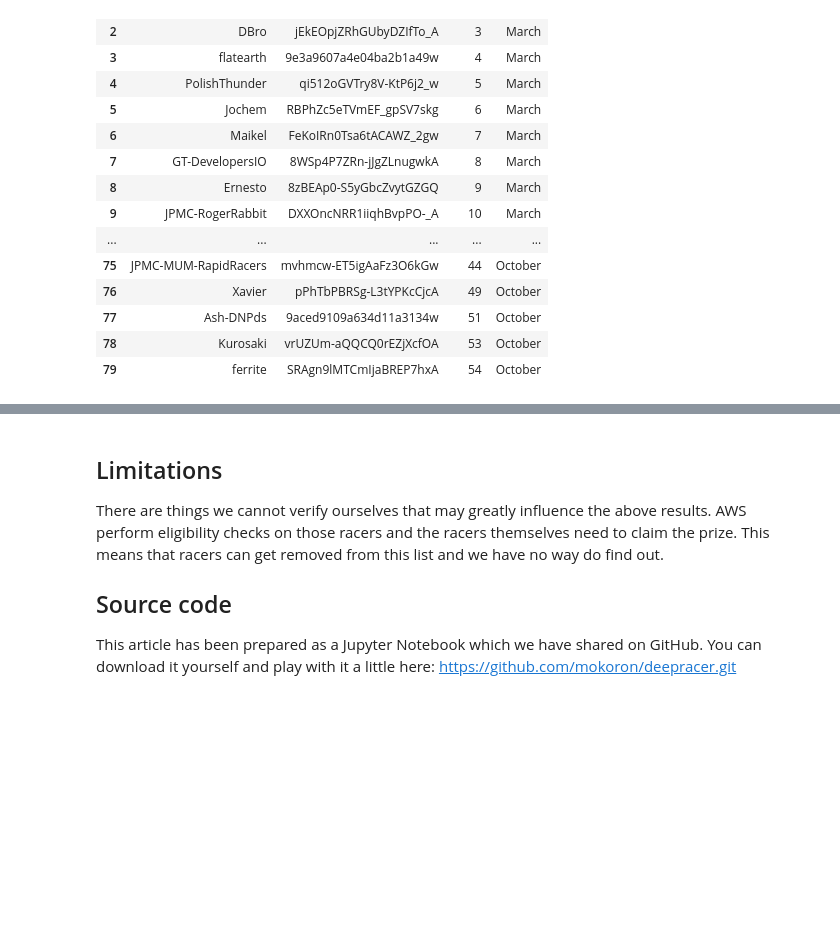
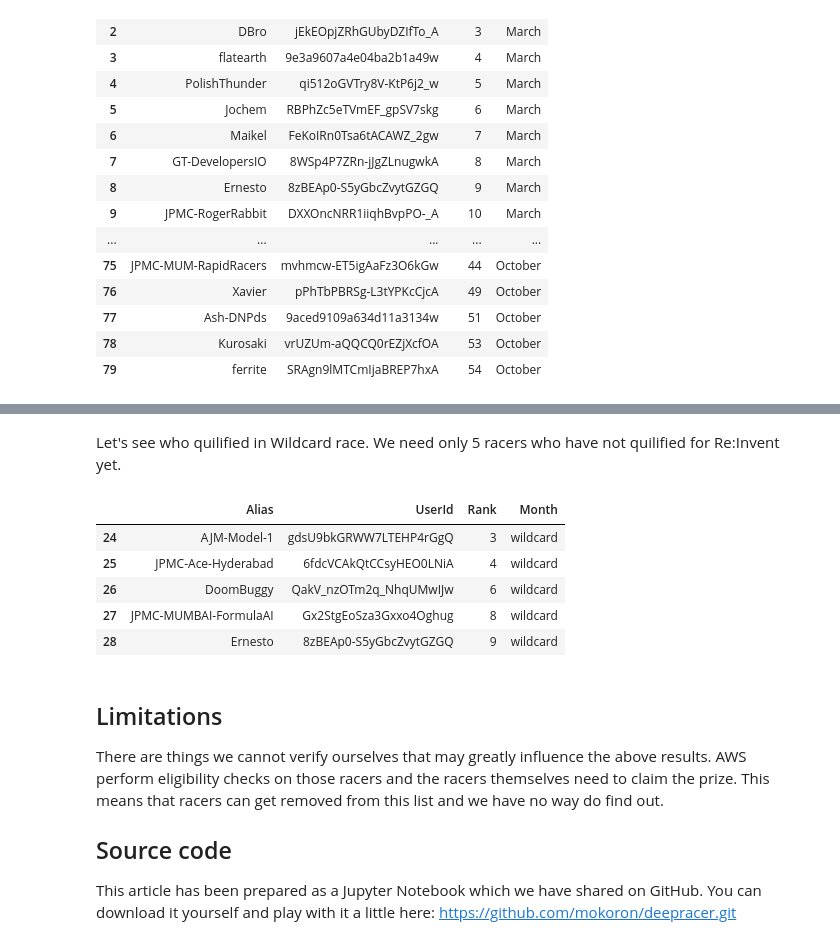
Before and after one commit to aws-deepracer-community/deepracer-educational-resources, a Jupyter notebook: Deepracer_league_notebook.ipynb, the cells around one changed output, grey strips where cells are left out. Drawn from its saved outputs; the diff is of its cells as text; code cells hidden in the pictures; blank space fills up the shorter version.

Commit message:
wildcard added

```diff
--- a/Deepracer_league_notebook.ipynb
+++ b/Deepracer_league_notebook.ipynb
@@ -271,3 +274,22 @@ car_winners()
+# %%
+wildcard_open = pd.read_csv("https://raw.githubusercontent.com/aws-deepracer-community/deepracer-race-data/main/raw_data/leaderboards/arn%3Aaws%3Adeepracer%3A%3A%3Aleaderboard/08db3006-f491-48b4-a238-926c6465e5d8/FINAL.csv")
+
+def wildcard_qualifier(df_wildcard):
+  winners = championship_racers()
+  wildcard_5 = winners.append(df_wildcard[['Alias', 'UserId', 'Rank']]).drop_duplicates('UserId').reset_index(drop=True).iloc[24:29]
+  wildcard_5['Month']= wildcard_5['Month'].fillna("wildcard")
+  return wildcard_5
+# %% [markdown]
+Let's see who quilified in Wildcard race. We need only 5 racers who have not quilified for Re:Invent yet.
+# %%
+wildcard_qualifier(wildcard_open)
+# %% [output]
+|  | Alias | UserId | Rank | Month |
+| 24 | AJM-Model-1 | gdsU9bkGRWW7LTEHP4rGgQ | 3 | wildcard |
+| 25 | JPMC-Ace-Hyderabad | 6fdcVCAkQtCCsyHEO0LNiA | 4 | wildcard |
+| 26 | DoomBuggy | QakV_nzOTm2q_NhqUMwIJw | 6 | wildcard |
+| 27 | JPMC-MUMBAI-FormulaAI | Gx2StgEoSza3Gxxo4Oghug | 8 | wildcard |
+| 28 | Ernesto | 8zBEAp0-S5yGbcZvytGZGQ | 9 | wildcard |
 # %% [markdown]
 ## Limitations
 
```
Also changed, not shown: parts of 5 cells of this notebook.
